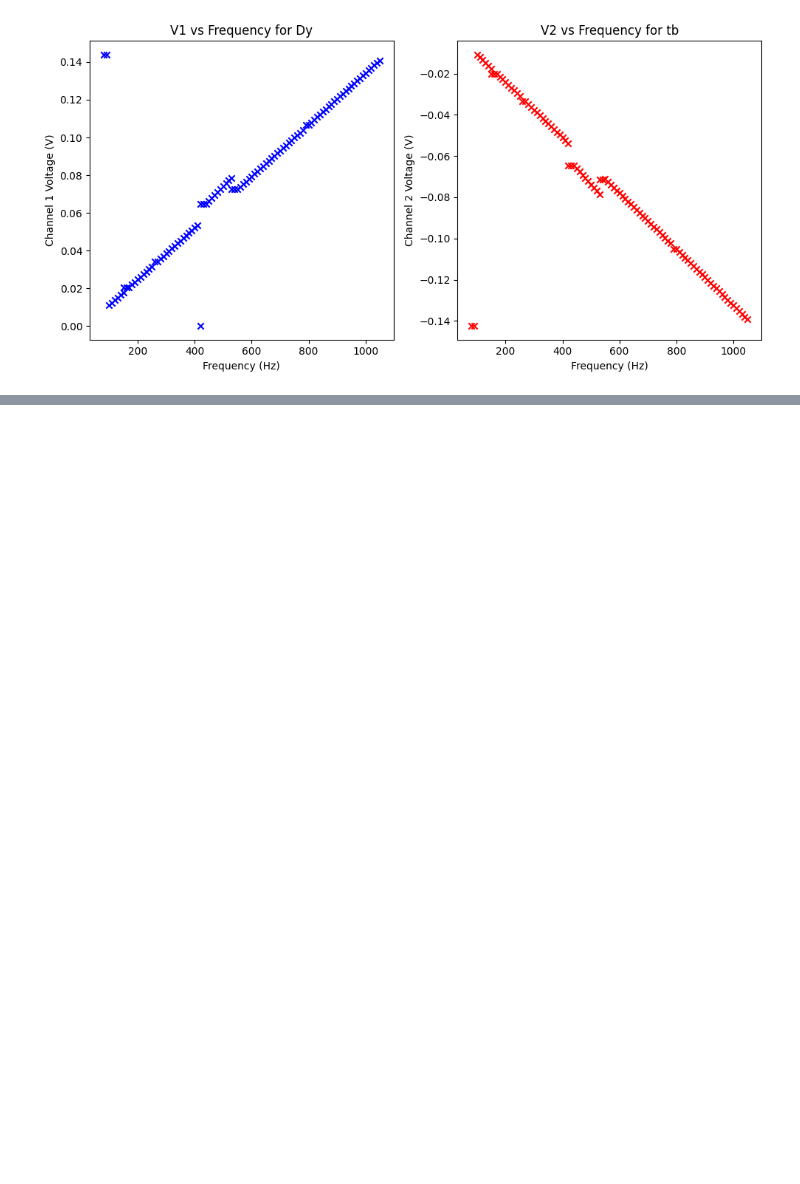
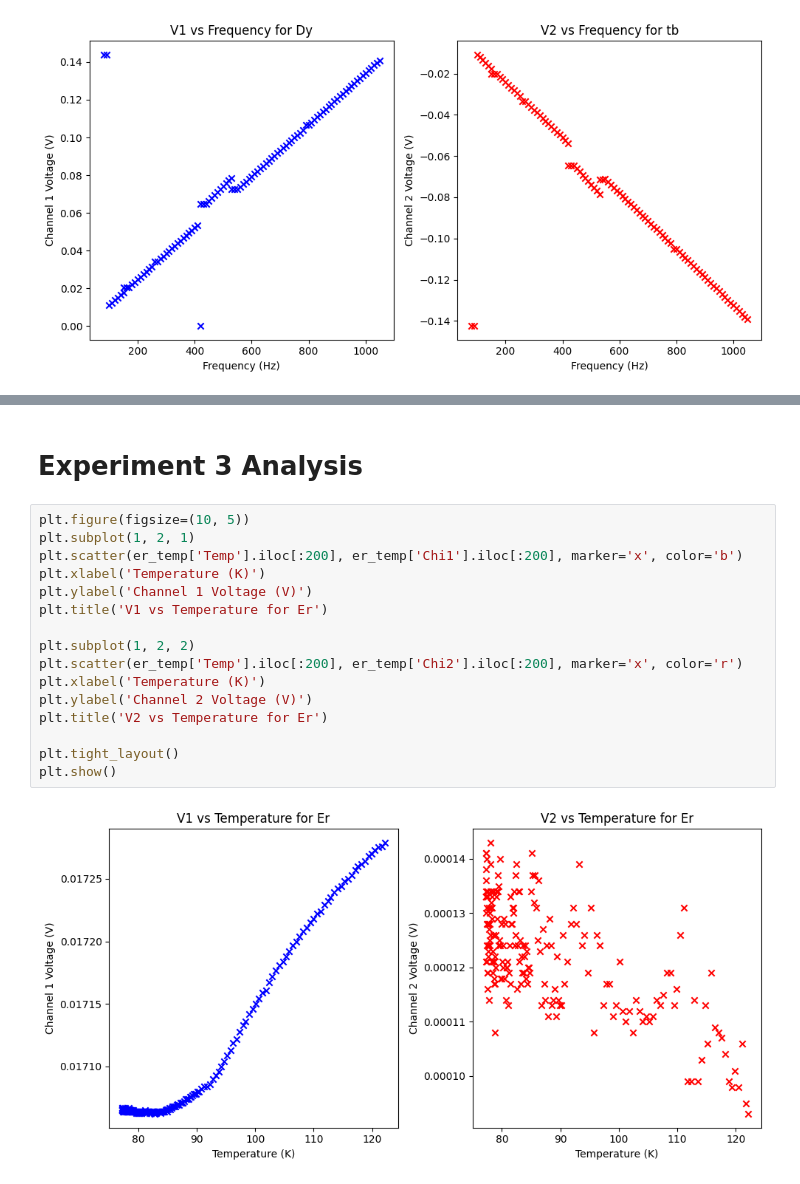
Before and after one commit to RoyZhenLongLim/PHYS3112, a Jupyter notebook: MT/experiment.ipynb, the cells around one changed output, grey strips where cells are left out. Drawn from its saved outputs; the diff is of its cells as text; blank space fills up the shorter version.

```diff
--- a/MT/experiment.ipynb
+++ b/MT/experiment.ipynb
@@ -127,0 +187,20 @@ plt.show()
+# %% [markdown]
+# Experiment 3 Analysis
+# %%
+plt.figure(figsize=(10, 5))
+plt.subplot(1, 2, 1)
+plt.scatter(er_temp['Temp'].iloc[:200], er_temp['Chi1'].iloc[:200], marker='x', color='b')
+plt.xlabel('Temperature (K)')
+plt.ylabel('Channel 1 Voltage (V)')
+plt.title('V1 vs Temperature for Er')
+
+plt.subplot(1, 2, 2)
+plt.scatter(er_temp['Temp'].iloc[:200], er_temp['Chi2'].iloc[:200], marker='x', color='r')
+plt.xlabel('Temperature (K)')
+plt.ylabel('Channel 2 Voltage (V)')
+plt.title('V2 vs Temperature for Er')
+
+plt.tight_layout()
+plt.show()
+# %% [output]
+[figure, added]
```
Also changed, not shown: parts of 18 cells of this notebook, 1 other file.
